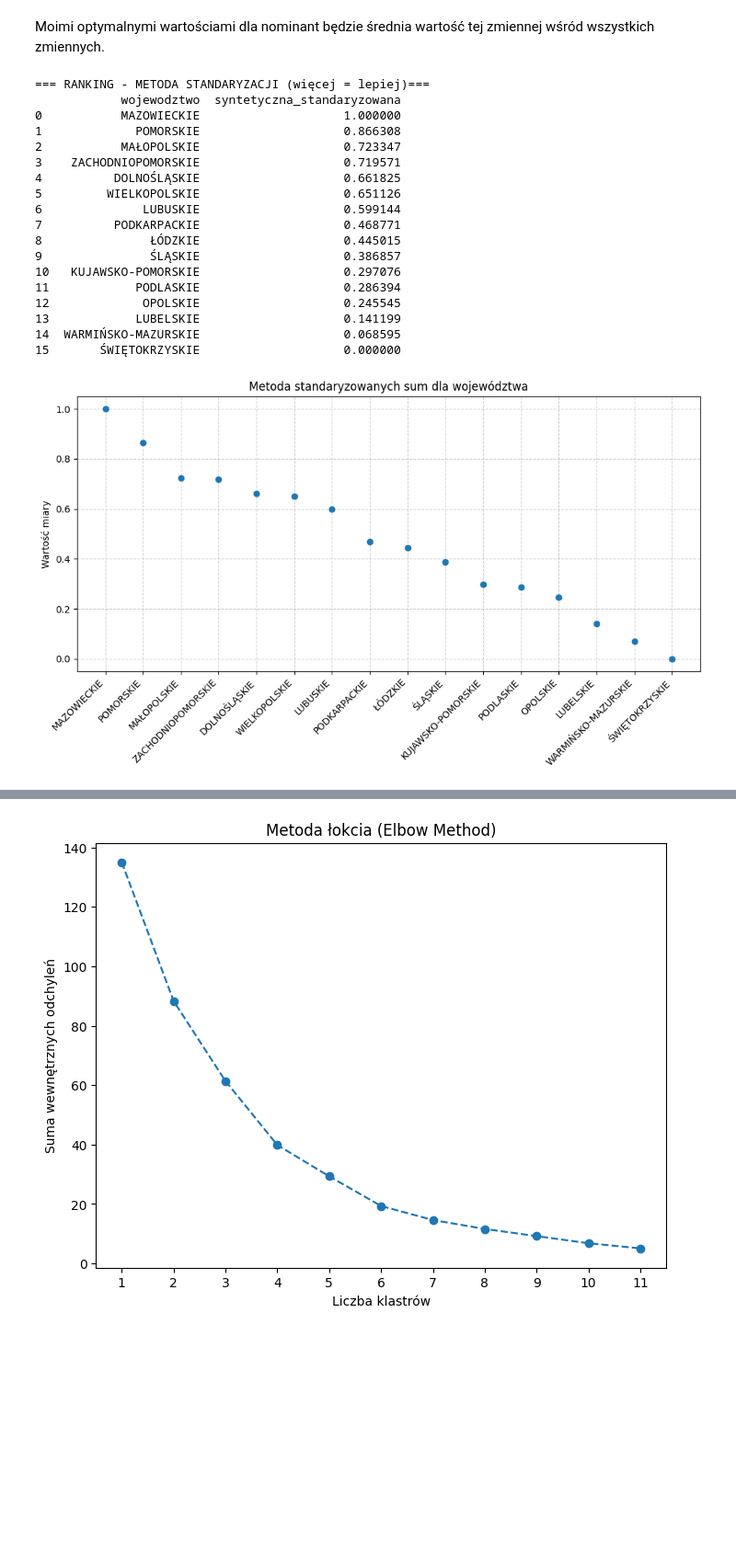
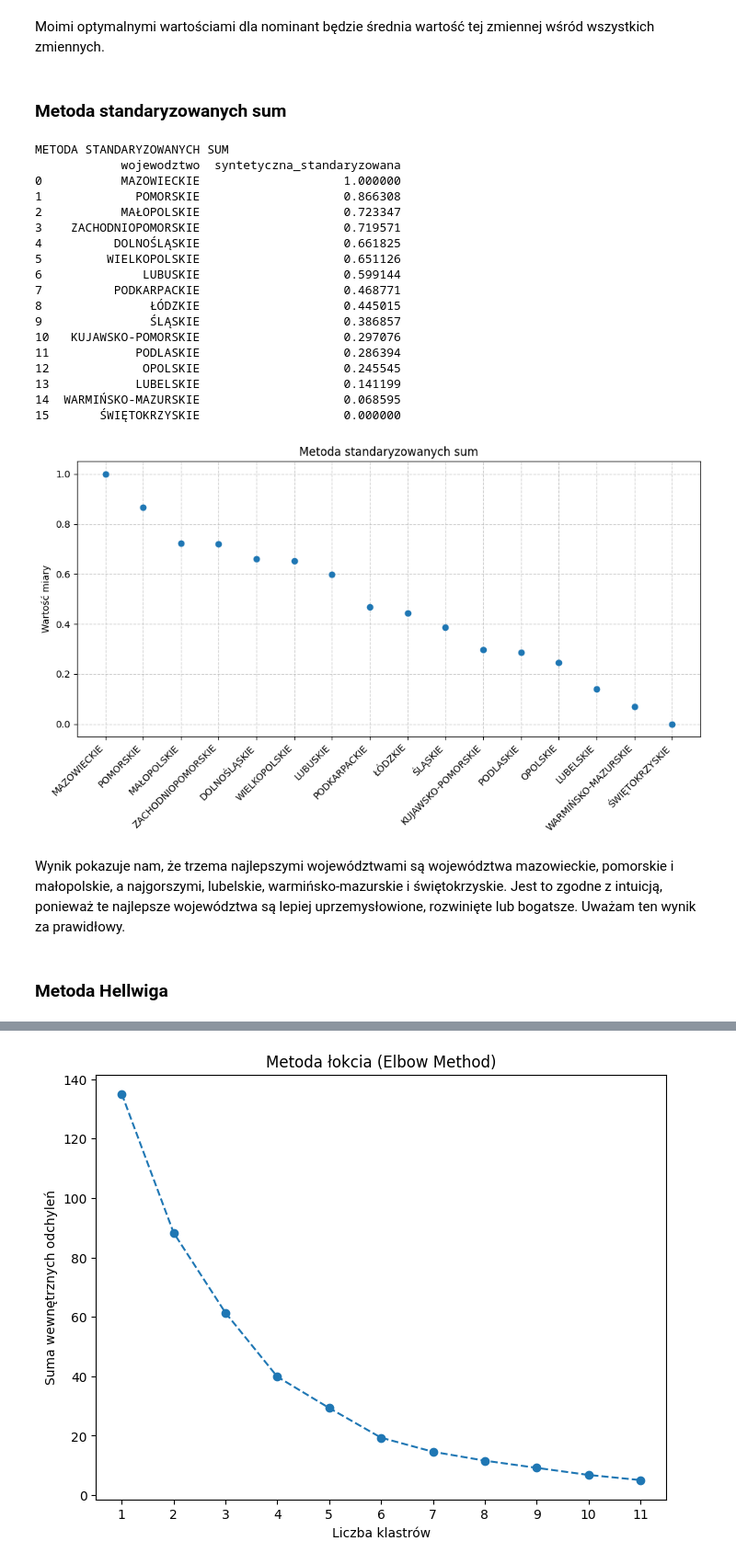
Before and after one commit to Jakaz78/Analiza, a Jupyter notebook: main.ipynb, the cells around one changed output, grey strips where cells are left out. Shown at 92% size. Drawn from its saved outputs; the diff is of its cells as text; code cells hidden in the pictures; blank space fills up the shorter version.

```diff
--- a/main.ipynb
+++ b/main.ipynb
@@ -170,12 +191,12 @@ def standaryzacja(df):
         df[col] = (df[col] - mean) / stdev
     return df
 
-def stworz_wykres(arguments, values, label, rodzaj, legenda, title):
+def stworz_wykres(arguments, values, label, legenda, title):
 
     fig, ax = plt.subplots(figsize=(10, 6))
     ax.scatter(arguments, values, zorder=3)
     ax.grid(True, linestyle='--', alpha=0.6, zorder=0)
-    ax.set_title(f"{title} dla {rodzaj}")
+    ax.set_title(f"{title}")
     plt.xticks(arguments, label, rotation=45, ha='right')
     ax.set_ylabel(legenda)
     fig.tight_layout()
@@ -197,47 +218,52 @@ destymulanty_woj = ["BEZR", "EMI"]
 wojewodztwa_stand = wojewodztwa.copy()
 wojewodztwa_stand = zamiana_destymulanty(wojewodztwa_stand, nominanty_woj, destymulanty_woj, optimum_woj)
 wojewodztwa_stand = standaryzacja(wojewodztwa_stand)
+# %% [markdown]
+### <a id="stand-sum"></a>Metoda standaryzowanych sum
 # %%
 wojewodztwa_stand["syntetyczna"] = wojewodztwa_stand.iloc[:,1:].mean(axis=1)
 
-# Standaryzacja syntetycznej
 syntetyczna = wojewodztwa_stand["syntetyczna"]
 min_s = syntetyczna.min()
 max_s = syntetyczna.max()
 wojewodztwa_stand["syntetyczna_standaryzowana"] = (syntetyczna - min_s) / (max_s - min_s)
 
 posortowane_stand = wojewodztwa_stand[["wojewodztwo", "syntetyczna_standaryzowana"]].sort_values(
     by="syntetyczna_standaryzowana", ascending=False).reset_index(drop=True)
 
-print("\n=== RANKING - METODA STANDARYZACJI (więcej = lepiej)===")
+print("\nMETODA STANDARYZOWANYCH SUM")
 print(posortowane_stand)
 
 
 X = range(len(posortowane_stand))
 Y = posortowane_stand["syntetyczna_standaryzowana"].values
 labels = posortowane_stand["wojewodztwo"]
 
-stworz_wykres(X, Y, labels, "województwa", "Wartość miary", "Metoda standaryzowanych sum")
+stworz_wykres(X, Y, labels, "Wartość miary", "Metoda standaryzowanych sum")
 # %% [output]
-=== RANKING - METODA STANDARYZACJI (więcej = lepiej)===
+METODA STANDARYZOWANYCH SUM
             wojewodztwo  syntetyczna_standaryzowana
 0           MAZOWIECKIE                    1.000000
 1             POMORSKIE                    0.866308
 2           MAŁOPOLSKIE                    0.723347
 3    ZACHODNIOPOMORSKIE                    0.719571
 4          DOLNOŚLĄSKIE                    0.661825
 5         WIELKOPOLSKIE                    0.651126
 6              LUBUSKIE                    0.599144
 7          PODKARPACKIE                    0.468771
 8               ŁÓDZKIE                    0.445015
 9               ŚLĄSKIE                    0.386857
 10   KUJAWSKO-POMORSKIE                    0.297076
 11            PODLASKIE                    0.286394
 12             OPOLSKIE                    0.245545
 13            LUBELSKIE                    0.141199
 14  WARMIŃSKO-MAZURSKIE                    0.068595
 15       ŚWIĘTOKRZYSKIE                    0.000000
-[figure, old version]
+[figure, new version]
+# %% [markdown]
+Wynik pokazuje nam, że trzema najlepszymi województwami są województwa mazowieckie, pomorskie i małopolskie, a najgorszymi, lubelskie, warmińsko-mazurskie i świętokrzyskie. Jest to zgodne z intuicją, ponieważ te najlepsze województwa są lepiej uprzemysłowione, rozwinięte lub bogatsze. Uważam ten wynik za prawidłowy.
+# %% [markdown]
+### <a id="hellwig"></a>Metoda Hellwiga
 # %%
 wojewodztwa_hellwig = wojewodztwa.copy()
 wojewodztwa_hellwig = zamiana_destymulanty(wojewodztwa_hellwig, nominanty_woj, destymulanty_woj, optimum_woj)
```
Also changed, not shown: parts of 37 cells of this notebook, 2 other files.
